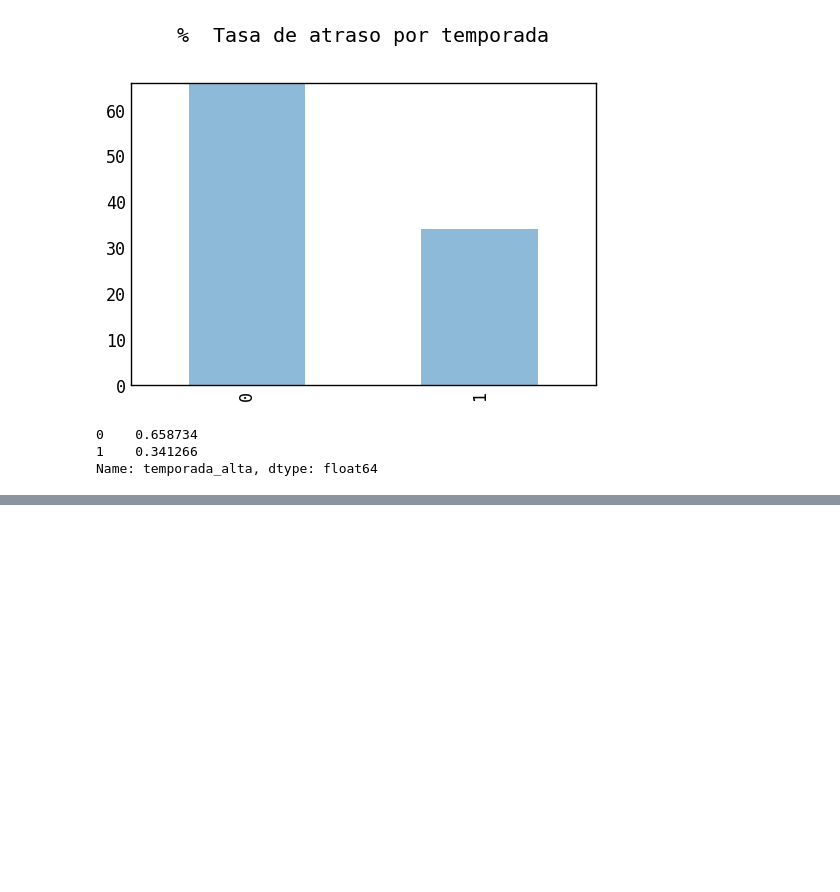
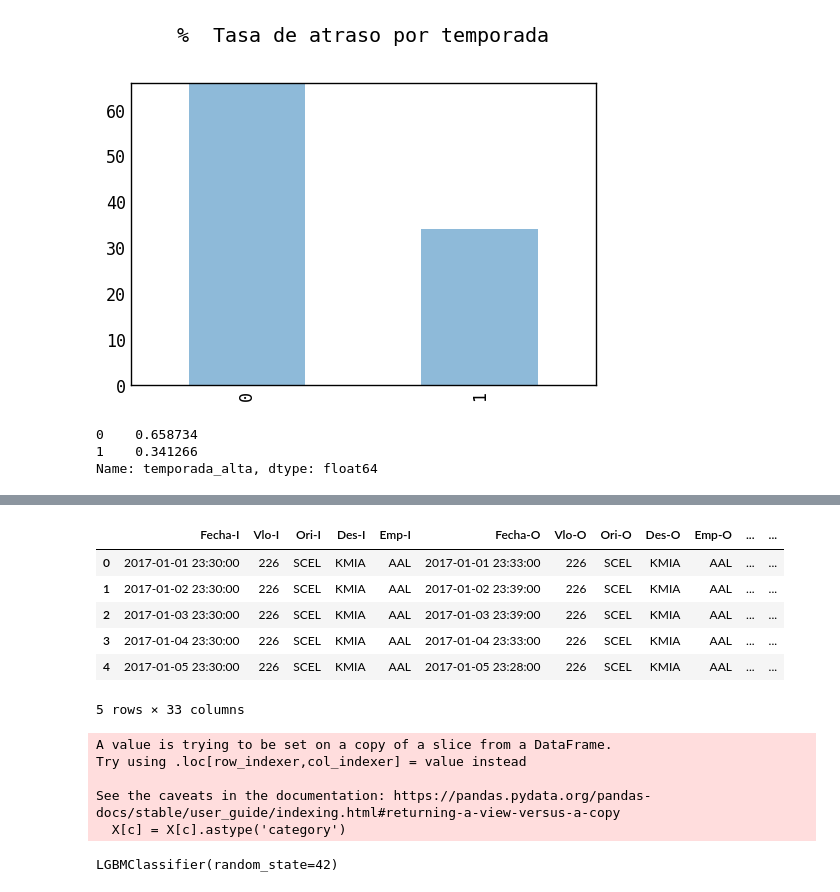
Before and after one commit to dfosoriom/LATAM_Airlines, a Jupyter notebook: solution.ipynb, the cells around one changed output, grey strips where cells are left out. Cells and saved outputs as stored; diff of their text form; code cells hidden in the pictures; blank space fills up the shorter version.

```diff
--- a/solution.ipynb
+++ b/solution.ipynb
@@ -635,0 +884,12 @@ Name: temporada_alta, dtype: float64
+# %%
+#Creación de columna dummies para sumar al modelo
+df2=pd.get_dummies(df2,columns=['DIANOM','periodo_dia'])
+# %%
+#Creación de nuevo df para calcular el top 10 de los vuelos con mayor retraso
+
+df_n_retraso=df2[df2.atraso_15==1]
+df_n_retraso=df_n_retraso.groupby(['Vlo-O'])['atraso_15'].count().sort_values(ascending=False).to_frame().reset_index()
+# %%
+#Convertir a lista los vuelos con mayor retraso
+lista_top_retraso=list(df_n_retraso['Vlo-O'].head(10).values)
+print(lista_top_retraso)
@@ -635,0 +898,4 @@ Name: temporada_alta, dtype: float64
+# %%
+#Creación de columna vuelo_atraso_top10 que dara atriburo si el vuelo pertence a los mas atrasados
+df2['vuelo_atraso_top10']= 0
+df2.loc[df2['Vlo-O'].isin(lista_top_retraso),"vuelo_atraso_top10"]=int(1)
@@ -635,0 +937,23 @@ Name: temporada_alta, dtype: float64
+# %%
+#Verificacin de creación de variable dummy y one-hot encoding
+df2.head(5)
+# %% [output]
+|  | Fecha-I | Vlo-I | Ori-I | Des-I | Emp-I | Fecha-O | Vlo-O | Ori-O | Des-O | Emp-O | ... | ... |
+| 0 | 2017-01-01 23:30:00 | 226 | SCEL | KMIA | AAL | 2017-01-01 23:33:00 | 226 | SCEL | KMIA | AAL | ... | ... |
+| 1 | 2017-01-02 23:30:00 | 226 | SCEL | KMIA | AAL | 2017-01-02 23:39:00 | 226 | SCEL | KMIA | AAL | ... | ... |
+| 2 | 2017-01-03 23:30:00 | 226 | SCEL | KMIA | AAL | 2017-01-03 23:39:00 | 226 | SCEL | KMIA | AAL | ... | ... |
+| 3 | 2017-01-04 23:30:00 | 226 | SCEL | KMIA | AAL | 2017-01-04 23:33:00 | 226 | SCEL | KMIA | AAL | ... | ... |
+| 4 | 2017-01-05 23:30:00 | 226 | SCEL | KMIA | AAL | 2017-01-05 23:28:00 | 226 | SCEL | KMIA | AAL | ... | ... |
+5 rows × 33 columns
+# %%
+#Casteo a categorico
+for c in categoricalcolumns:
+  col_type=X[c].dtype
+  if col_type == 'object' or col_type.name == 'category':
+    X[c] = X[c].astype('category')
+# %% [output]
+A value is trying to be set on a copy of a slice from a DataFrame.
+Try using .loc[row_indexer,col_indexer] = value instead
+
+See the caveats in the documentation: https://pandas.pydata.org/pandas-docs/stable/user_guide/indexing.html#returning-a-view-versus-a-copy
+  X[c] = X[c].astype('category')
@@ -635,0 +963,6 @@ Name: temporada_alta, dtype: float64
+# %%
+#Aplicación modelo LGMClassifier
+clf=lgb.LGBMClassifier(random_state=42)
+clf.fit(X_train,y_train)
+# %% [output]
+LGBMClassifier(random_state=42)
```
Also changed, not shown: parts of 77 cells of this notebook.
